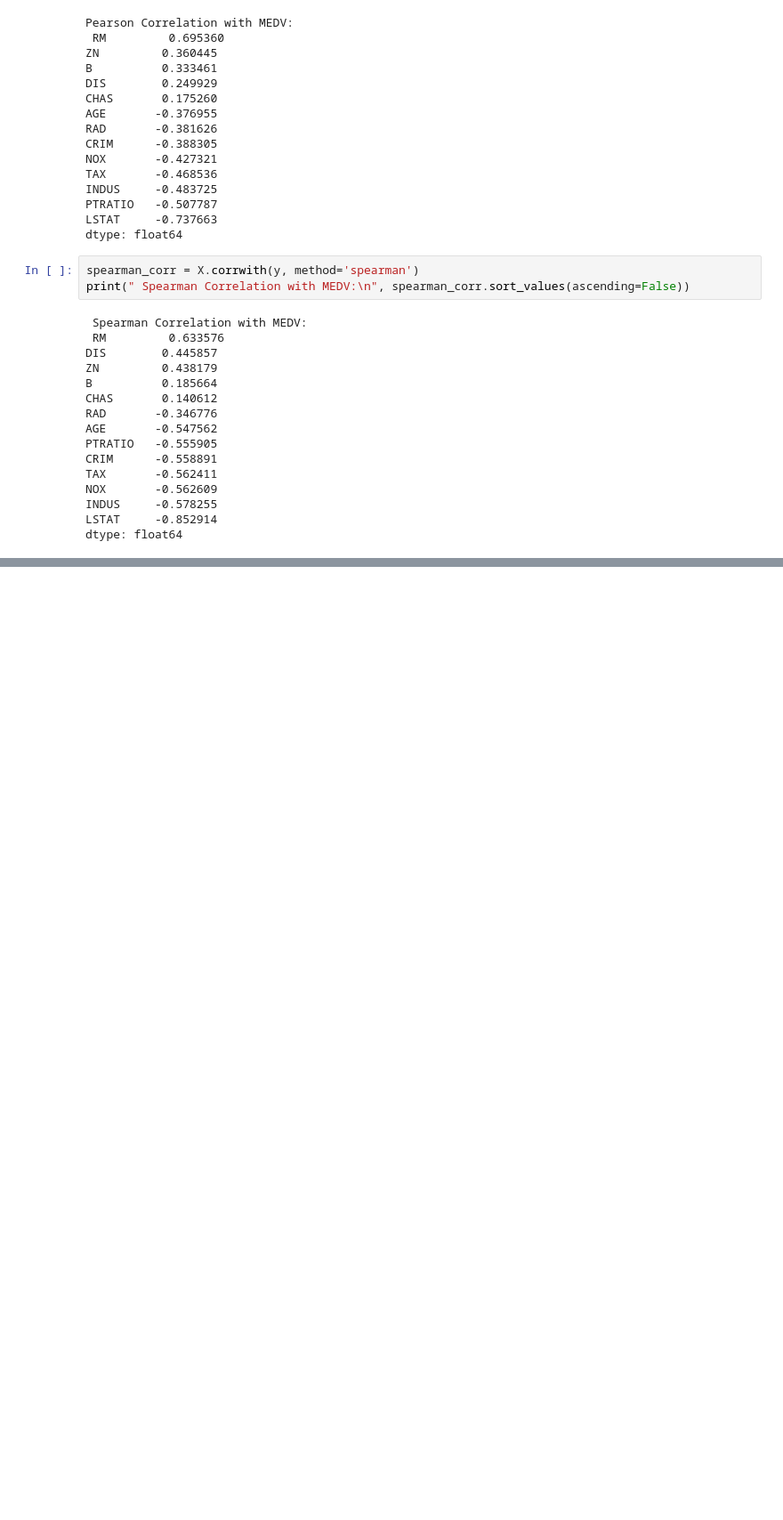
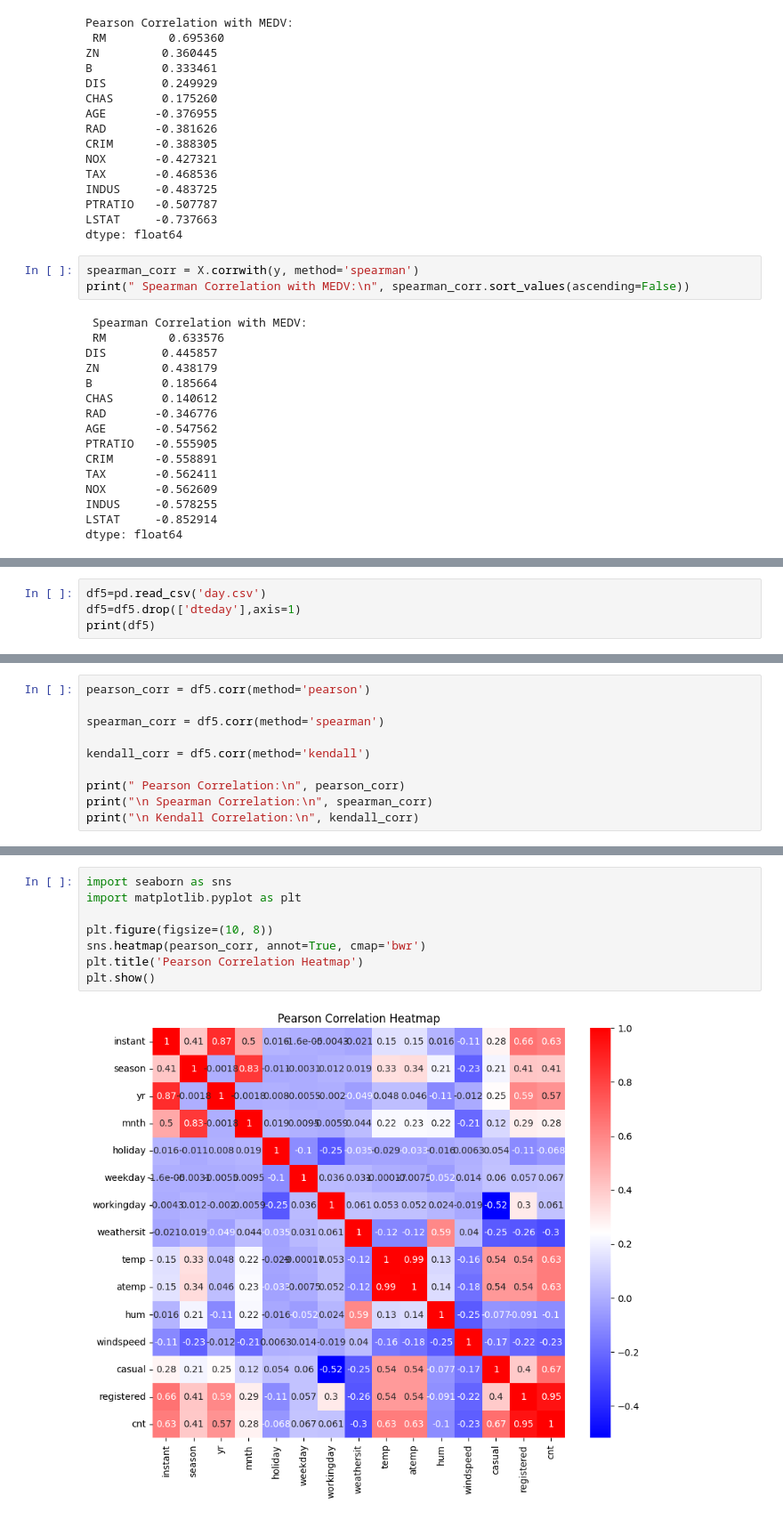
Before and after one commit to ThodupunooriSaiManish/Machine_Learning, a Jupyter notebook: Machine_Learning_Lab.ipynb, the cells around one changed output, grey strips where cells are left out. Shown at 89% size. Saved outputs shown, nothing was run; the diff lists cells and outputs as text; blank space fills up the shorter version.

```diff
--- a/Machine_Learning_Lab.ipynb
+++ b/Machine_Learning_Lab.ipynb
@@ -1351,0 +1358,4 @@ dtype: float64
+# %%
+df5=pd.read_csv('day.csv')
+df5=df5.drop(['dteday'],axis=1)
+print(df5)
@@ -1351,0 +1380,10 @@ dtype: float64
+# %%
+pearson_corr = df5.corr(method='pearson')
+
+spearman_corr = df5.corr(method='spearman')
+
+kendall_corr = df5.corr(method='kendall')
+
+print(" Pearson Correlation:\n", pearson_corr)
+print("\n Spearman Correlation:\n", spearman_corr)
+print("\n Kendall Correlation:\n", kendall_corr)
@@ -1351,0 +1408,10 @@ dtype: float64
+# %%
+import seaborn as sns
+import matplotlib.pyplot as plt
+
+plt.figure(figsize=(10, 8))
+sns.heatmap(pearson_corr, annot=True, cmap='bwr')
+plt.title('Pearson Correlation Heatmap')
+plt.show()
+# %% [output]
+[figure, added]
```
Also changed, not shown: parts of 5 cells of this notebook.
